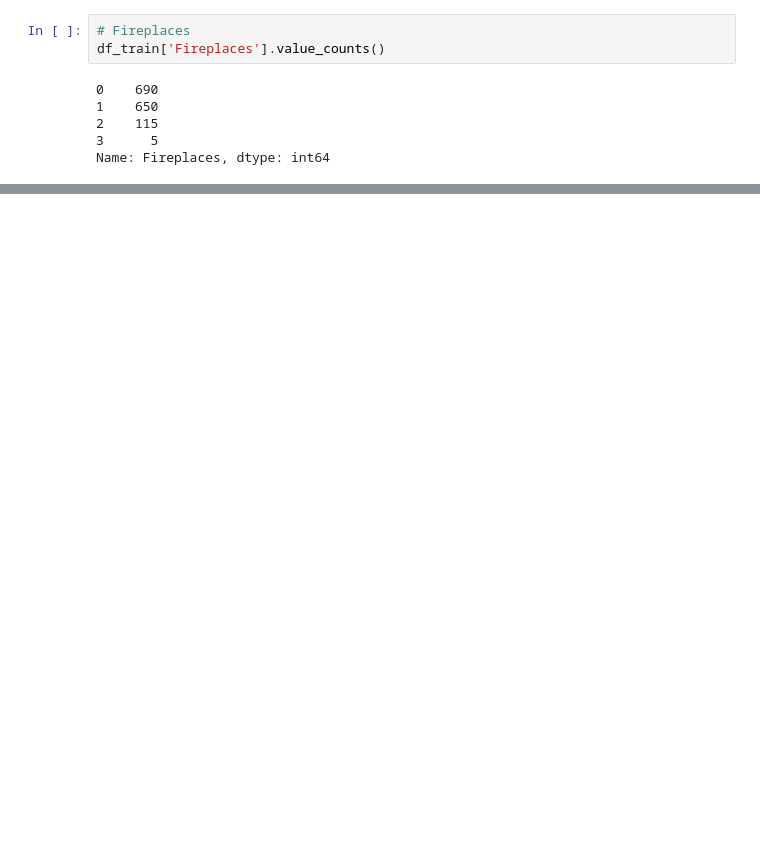
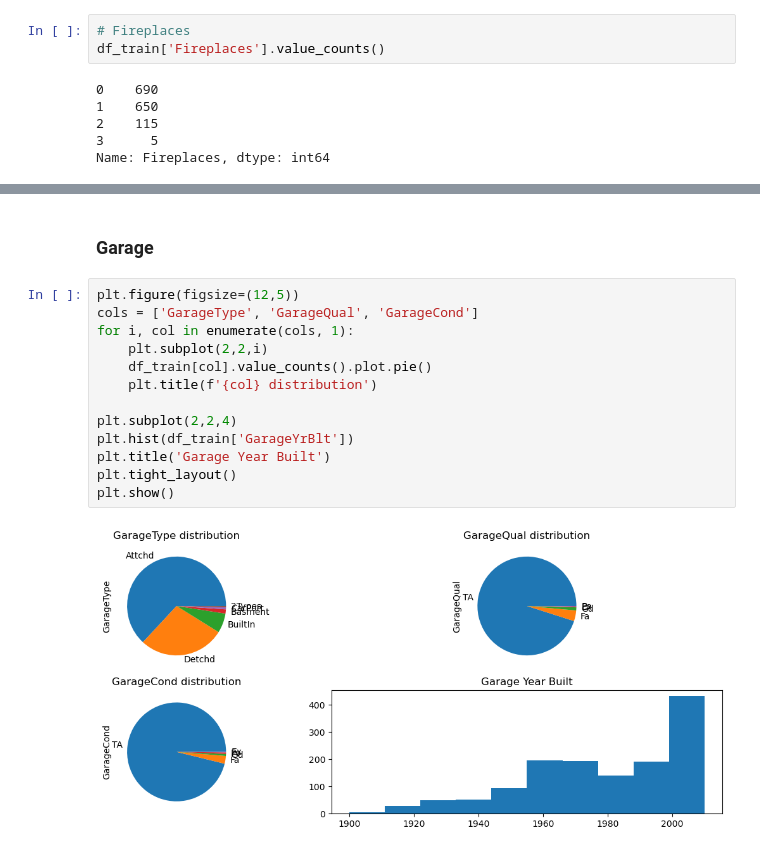
Before and after one commit to leonemma/House-Prices-Prediction, a Jupyter notebook: House_Prices.ipynb, the cells around one changed output, grey strips where cells are left out. Drawn from its saved outputs; the diff is of its cells as text; blank space fills up the shorter version.

```diff
--- a/House_Prices.ipynb
+++ b/House_Prices.ipynb
@@ -387,0 +438,17 @@ df_train['LotFrontage'].plot.hist()
+# %% [markdown]
+### Garage
+# %%
+plt.figure(figsize=(12,5))
+cols = ['GarageType', 'GarageQual', 'GarageCond']
+for i, col in enumerate(cols, 1):
+    plt.subplot(2,2,i)
+    df_train[col].value_counts().plot.pie()
+    plt.title(f'{col} distribution')
+
+plt.subplot(2,2,4)
+plt.hist(df_train['GarageYrBlt'])
+plt.title('Garage Year Built')
+plt.tight_layout()
+plt.show()
+# %% [output]
+[figure, added]
```
Also changed, not shown: parts of 27 cells of this notebook.
